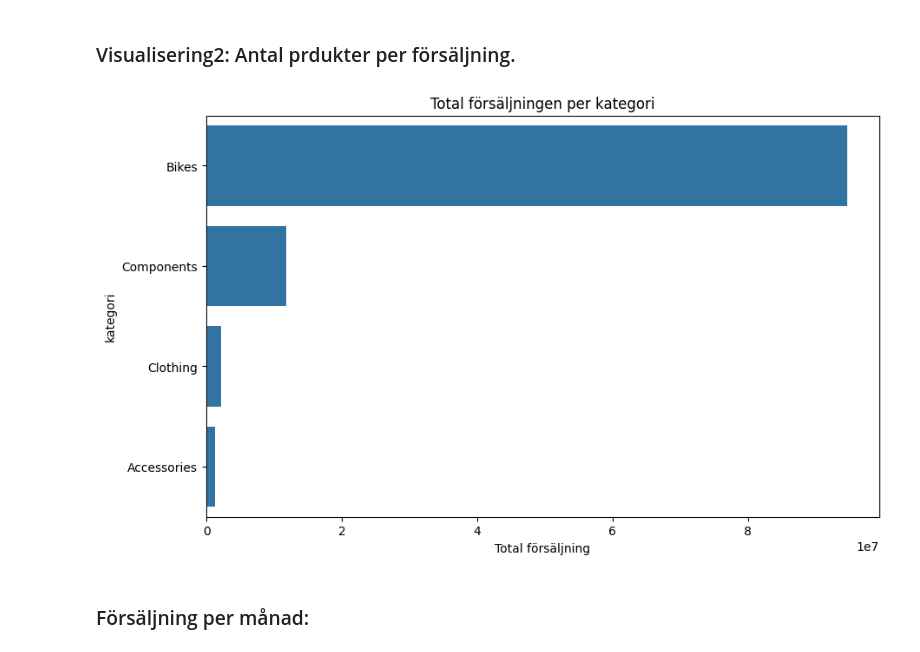
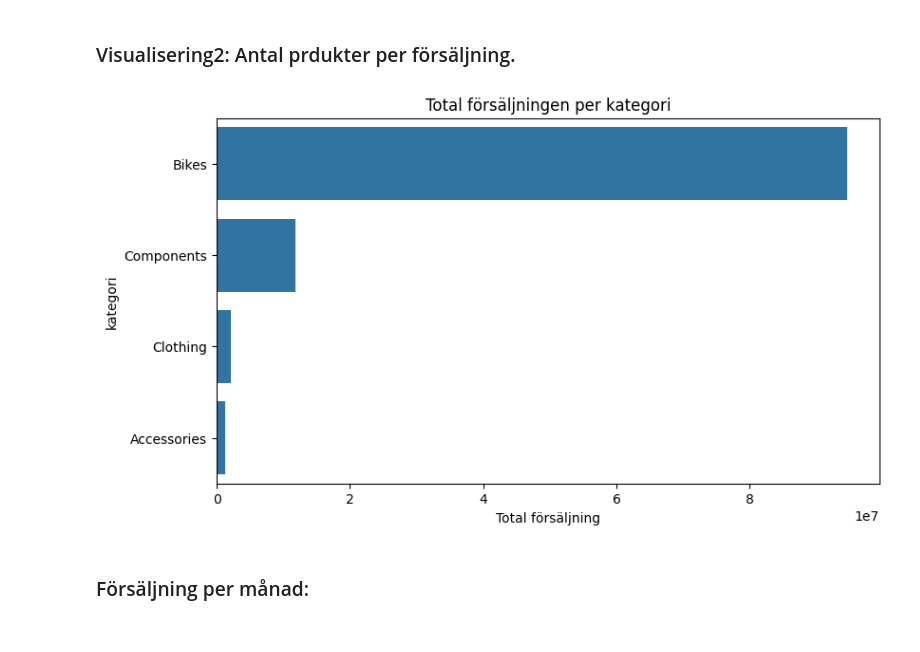
Before and after one commit to IrfanPallani/adventureworks_sanalysis, a Jupyter notebook: Forsaljnings_Analys.ipynb, the cells around one changed output. Drawn from its saved outputs; the diff is of its cells as text; code cells hidden in the pictures.

```diff
--- a/Forsaljnings_Analys.ipynb
+++ b/Forsaljnings_Analys.ipynb
@@ -68,34 +68,34 @@ plt.show()
 # %%
 sql_2 = """
 SELECT
     pc.Name AS Category,
     SUM(sod.LineTotal) AS Totalsales
 FROM Sales.SalesOrderDetail sod
 JOIN Production.Product p
     ON sod.ProductID = p.ProductID
 JOIN Production.ProductSubcategory ps
     ON p.ProductSubcategoryID = ps.ProductSubcategoryID
 JOIN Production.ProductCategory pc
     ON ps.ProductCategoryID = pc.ProductCategoryID
 
 GROUP BY pc.Name
 ORDER BY Totalsales DESC
 """
 
 df2 = pd.read_sql(sql_2, engine)
 
-plt.figure(figsize=(10,6))
+plt.figure(figsize=(9,5))
 sns.barplot(
     data=df2,
     y='Category',
     x='Totalsales'
     )
 plt.title("Total försäljningen per kategori")
 plt.xlabel("Total försäljning")
 plt.ylabel("kategori")
 plt.show()
 # %% [output]
-[figure, old version]
+[figure, new version]
 # %% [markdown]
 ### Försäljning per månad:
 # %%
```
Also changed, not shown: parts of 3 cells of this notebook.
